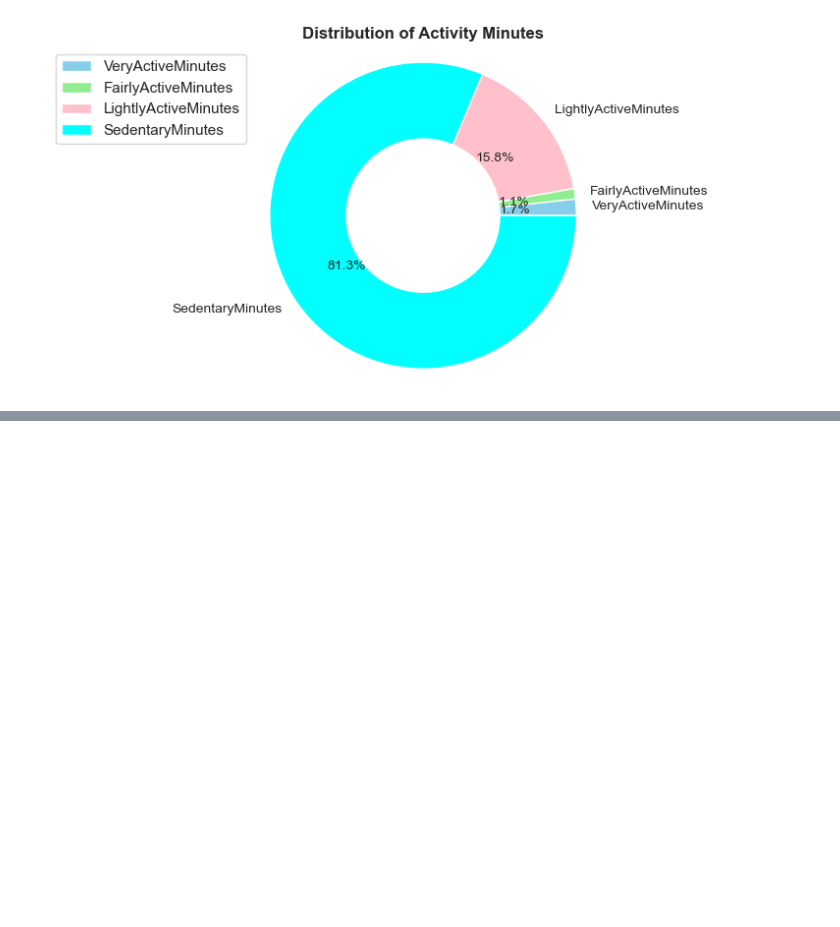
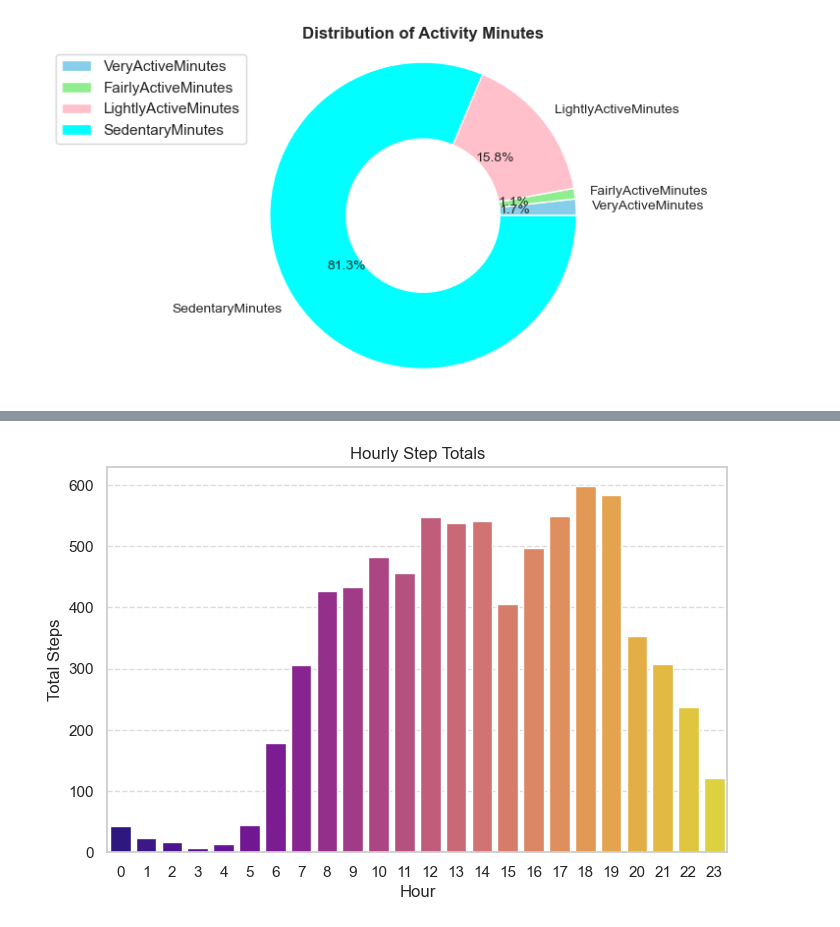
Before and after one commit to aradhyasinghgangwar/RealEstate_PricePrediction, a Jupyter notebook: Fitbit.ipynb, the cells around one changed output, grey strips where cells are left out. Cells and saved outputs as stored; diff of their text form; code cells hidden in the pictures; blank space fills up the shorter version.

```diff
--- a/Fitbit.ipynb
+++ b/Fitbit.ipynb
@@ -463,0 +553,3 @@ plt.show()
+# %%
+hourly_activity['Hour']=hourly_activity['Time'].dt.hour
+hourly_activity.head()
@@ -463,0 +563,14 @@ plt.show()
+# %%
+hourly_stepsdata = hourly_activity.groupby('Hour').agg({'StepTotal':'mean'})
+hourly_stepsdata
+
+plt.figure(figsize=(8,5))
+sns.barplot(data=hourly_stepsdata, x = hourly_stepsdata.index , y= 'StepTotal', palette='plasma')
+
+plt.title('Hourly Step Totals')
+plt.xlabel('Hour')
+plt.ylabel('Total Steps')
+
+plt.grid(True, axis='y', linestyle='--', alpha=0.7)
+# %% [output]
+[figure, added]
```
Also changed, not shown: parts of 18 cells of this notebook.
